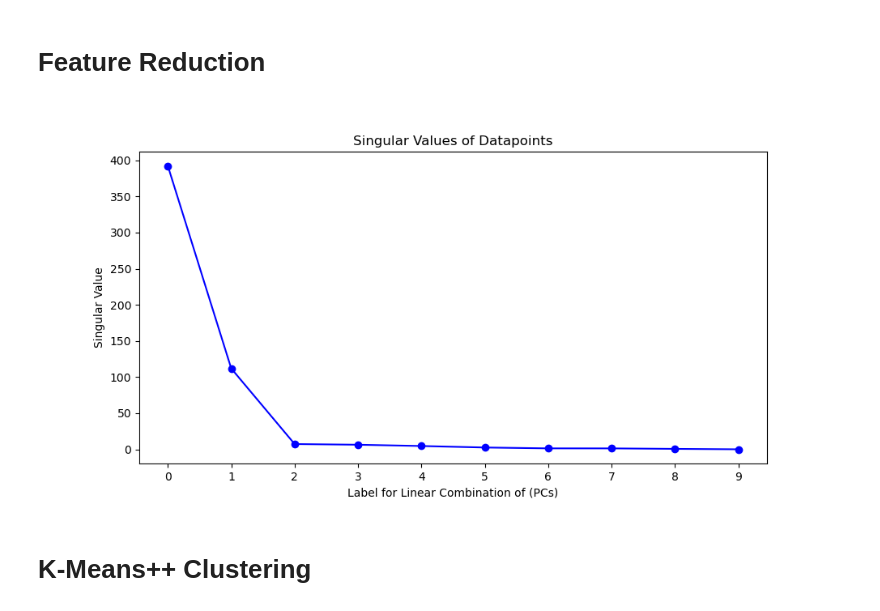
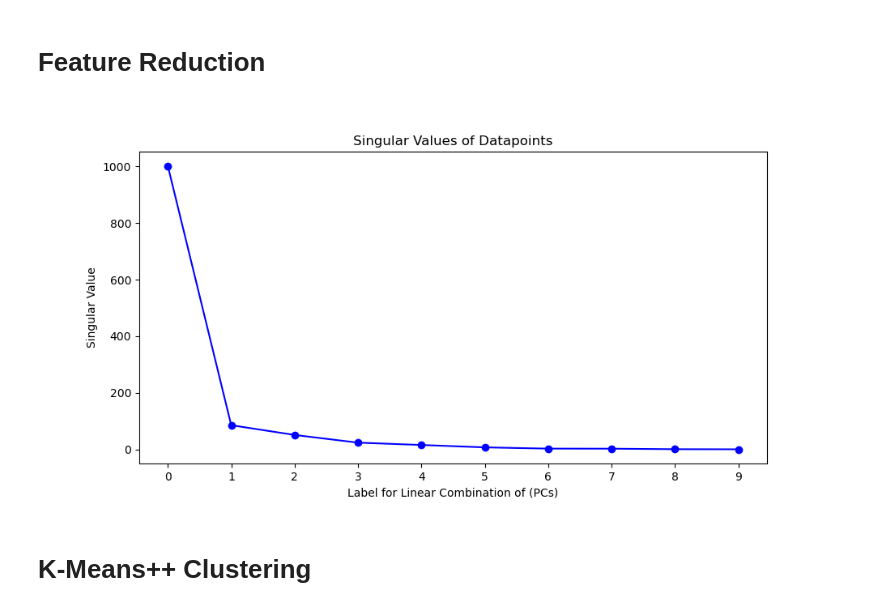
Before and after one commit to nyuad-astroparticle/TES-analysis, a Jupyter notebook: one_script_to_rule_them_all.ipynb, the cells around one changed output. Cells and saved outputs as stored; diff of their text form; code cells hidden in the pictures.

```diff
--- a/one_script_to_rule_them_all.ipynb
+++ b/one_script_to_rule_them_all.ipynb
@@ -65,10 +97,9 @@ reference_pulses    = pd.read_csv('./DATA/REFERENCE/reference.dat', skiprows=5,
 # Oscilloscope Parameters
 # %%
 # The settings of the oscilloscope
-CHANNEL             = channels[0]
-REFERENCE_VOLTAGE   = signal.resample(reference_pulses['Amp_2ph_1.6eV'].to_numpy().T[0],len(traces[CHANNEL][0][0]))
-trig_ch0 = -0.051
-trig_ch1 = -0.045
+REFERENCE_VOLTAGE   = signal.resample(reference_pulses['Amp_2ph_1.6eV'].to_numpy().T[0],len(traces[ch][0][0]))
+trig_ch0 = -0.02
+trig_ch1 = -0.031
 # %% [markdown]
 # Filter the traces
 # %%
@@ -147,7 +186,7 @@ def plot_signal(voltage,fig=None,ax=None,order=2,mysize=1/50,**kwargs):
 
     return fig,ax
 # %%
-def values_of_interest(time,data,order=2,mysize=1/50):
+def values_of_interest(time,data,order,mysize):
     sos=signal.butter(order,mysize, output='sos')
     butterybiscuits=signal.sosfilt(sos,data)
 
@@ -156,6 +195,7 @@ def values_of_interest(time,data,order=2,mysize=1/50):
     peakheight      = np.min(butterybiscuits)
     halfheights     = np.where(butterybiscuits-peakheight/2<0)[0]
     fwhm            = 0 if len(halfheights)<1 else time[halfheights[-1]]-time[halfheights[0]]
+    noize           = len([x for x in data if x>0.0005])
     medheight       = np.median(butterybiscuits)
     meanheight      = np.mean(butterybiscuits)
     meantime        = np.mean(np.abs(butterybiscuits)*(time))/np.sum(np.abs(butterybiscuits[:-1])*(time[1:]-time[:-1]))
@@ -166,43 +206,57 @@ def values_of_interest(time,data,order=2,mysize=1/50):
     corr            = signal.correlate(butterybiscuits/np.min(butterybiscuits)*np.min(REFERENCE_VOLTAGE),REFERENCE_VOLTAGE)
     area_cumulative = np.cumsum(butterybiscuits[:-1]*(time[1:]-time[:-1]))
     cumt_percentage = area_cumulative/area
-    percentage      = 0.98
+    percentage      = 0.97
     time_at_98_perc = time[np.argmax(cumt_percentage >= percentage)]
+    time_under_trig = len([x for x in butterybiscuits if x >= -0.034])
 
-    return ((np.abs(meantime-fwhm))/meantime, peakheight/area, time_at_98_perc, (meantime-time[peak])/, peakheight,std/area, np.sqrt(np.mean(grad**2)),grad_min,grad_max,np.max(corr))
+    return (time_under_trig, noize, area, peakheight, time_at_98_perc, meantime, np.sqrt(np.mean(grad**2)), grad_min, grad_max, np.max(corr))
 # %% [markdown]
 # Feature Reduction
 # %%
 # Get the data for each of the pulses
-values      = cp.array([values_of_interest(*data[:2],order=1,mysize=1/300) for data in tqdm(the_data)])
+values      = cp.array([values_of_interest(*data[:2],order=1,mysize=1/100) for data in tqdm(the_data)])
 
 # Center data
 mu          = cp.tile(np.mean(values,axis=0),len(values)).reshape(values.shape)
 X_centered  = (values-mu)
 X_centered  = X_centered / cp.tile(np.max(X_centered,axis=0)-cp.min(X_centered,axis=0),len(X_centered)).reshape(X_centered.shape)
 
 # Single Value Decomposition
 u,s,vT      = cp.linalg.svd(X_centered)
+
+# plot the singlar values for the  D  matrix.
+# 1. Calculate the D matrix using s: D is s*s
+D       = cp.asnumpy(s*s)
+labels  = range(len(X_centered[0]))
+
+# 2. Set the fig size to (15,5)
+fig     = plt.figure(figsize=(10,5))
+ax      = fig.add_subplot(111)
+
+# 3. Add the line chart using plt.plot( ?? ,'bo-')
+ax.plot(labels,D,'bo-')
+
+# 3. Add proper tital, ticks, axis labels
+ax.set_title('Singular Values of Datapoints')
+ax.set_xlabel('Label for Linear Combination of (PCs)')
+ax.set_ylabel('Singular Value')
+ax.set_xticks(labels)
+# ax.set_yscale('log')
+
+# Obtaining our compressed data representation:
+# 1. Determine at least k singular values that are needed to represent the data set from the fig above
+k = np.array(list(labels))
+
+# 2. Obtain the first k of v^T and store it
+v = vT[k].T
+
+# 3. Calculate the compressed data using np.matmul(), X and stored first k of v^T
+X_compressed = cp.matmul(X_centered,v).get()
+
+# 4. Print the compressed value of X
+#print(v)
+
+plt.show()
+# %% [output]
+[figure, added]
-# %%
-# plot the singlar values for the  D  matrix.
-# 1. Calculate the D matrix using s: D is s*s
-D       = cp.asnumpy(s*s)
-labels  = range(len(X_centered[0]))
-
-# 2. Set the fig size to (15,5)
-fig     = plt.figure(figsize=(10,5))
-ax      = fig.add_subplot(111)
-
-# 3. Add the line chart using plt.plot( ?? ,'bo-')
-ax.plot(labels,D,'bo-')
-
-# 3. Add proper tital, ticks, axis labels
-ax.set_title('Singular Values of Datapoints')
-ax.set_xlabel('Label for Linear Combination of (PCs)')
-ax.set_ylabel('Singular Value')
-ax.set_xticks(labels)
-# ax.set_yscale('log')
-
-plt.show()
-# %% [output]
-[figure, removed]
```
Also changed, not shown: parts of 57 cells of this notebook.
